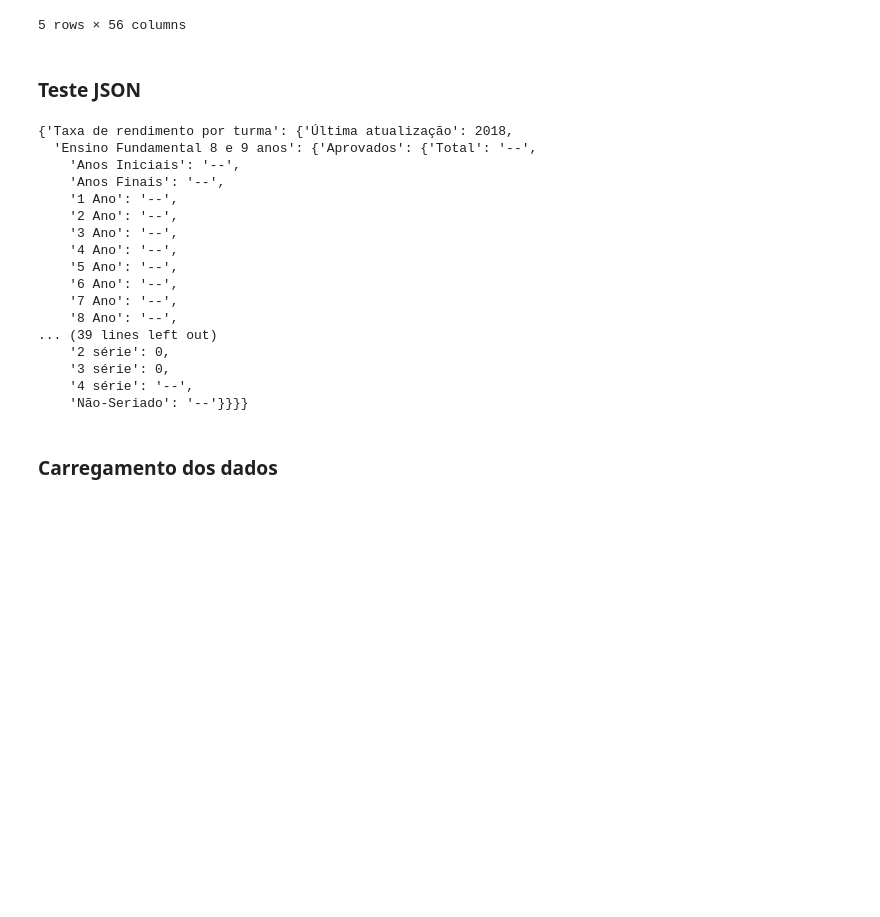
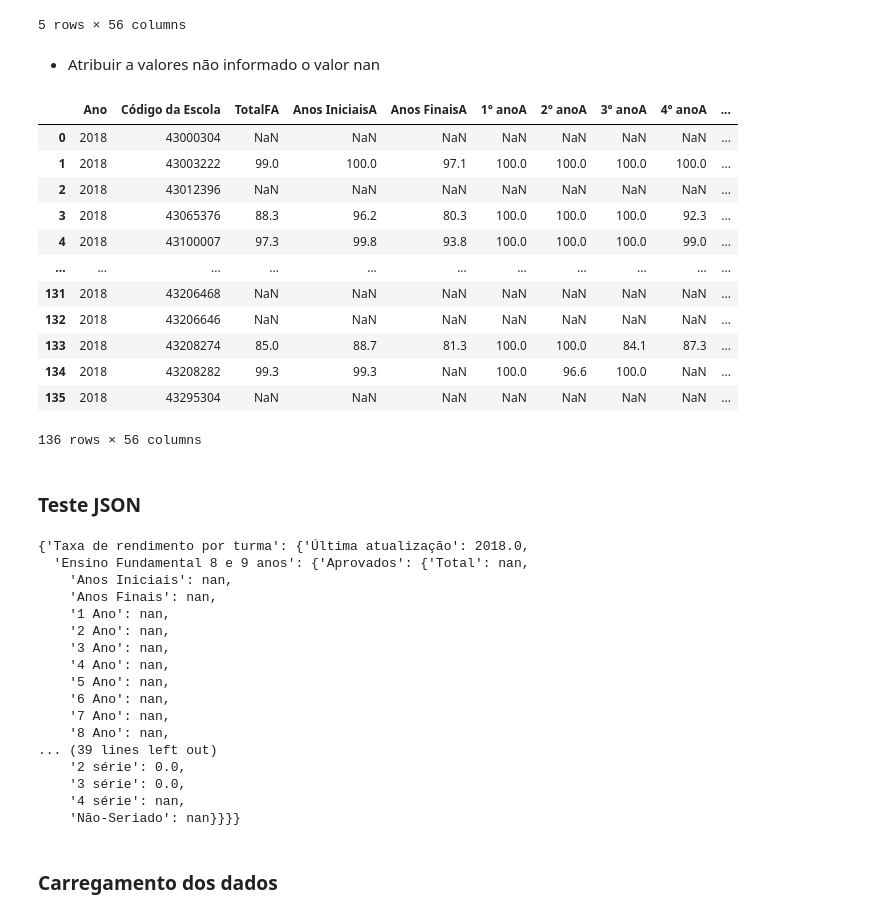
Before and after one commit to MBrugnaroto/UFPEL-School-Data-Collection-Pelotas, a Jupyter notebook: Scripts/INEP/ETLTaxaRendimento.ipynb, the cells around one changed output. Saved outputs shown, nothing was run; the diff lists cells and outputs as text; code cells hidden in the pictures; blank space fills up the shorter version.

```diff
--- a/Scripts/INEP/ETLTaxaRendimento.ipynb
+++ b/Scripts/INEP/ETLTaxaRendimento.ipynb
@@ -212,6 +212,26 @@ yieldRate_Pelotas.head()
 | 3 | 2018 | 43065376 | 88.3 | 96.2 | 80.3 | 100 | 100 | 100 | 92.3 | ... |
 | 4 | 2018 | 43100007 | 97.3 | 99.8 | 93.8 | 100 | 100 | 100 | 99 | ... |
 5 rows × 56 columns
+# %% [markdown]
+* Atribuir a valores não informado o valor nan
+# %%
+yieldRate_Pelotas = yieldRate_Pelotas.replace(regex=['--'], value = np.nan)
+# %%
+yieldRate_Pelotas
+# %% [output]
+|  | Ano | Código da Escola | TotalFA | Anos IniciaisA | Anos FinaisA | 1° anoA | 2° anoA | 3° anoA | 4° anoA | ... |
+| 0 | 2018 | 43000304 | NaN | NaN | NaN | NaN | NaN | NaN | NaN | ... |
+| 1 | 2018 | 43003222 | 99.0 | 100.0 | 97.1 | 100.0 | 100.0 | 100.0 | 100.0 | ... |
+| 2 | 2018 | 43012396 | NaN | NaN | NaN | NaN | NaN | NaN | NaN | ... |
+| 3 | 2018 | 43065376 | 88.3 | 96.2 | 80.3 | 100.0 | 100.0 | 100.0 | 92.3 | ... |
+| 4 | 2018 | 43100007 | 97.3 | 99.8 | 93.8 | 100.0 | 100.0 | 100.0 | 99.0 | ... |
+| ... | ... | ... | ... | ... | ... | ... | ... | ... | ... | ... |
+| 131 | 2018 | 43206468 | NaN | NaN | NaN | NaN | NaN | NaN | NaN | ... |
+| 132 | 2018 | 43206646 | NaN | NaN | NaN | NaN | NaN | NaN | NaN | ... |
+| 133 | 2018 | 43208274 | 85.0 | 88.7 | 81.3 | 100.0 | 100.0 | 84.1 | 87.3 | ... |
+| 134 | 2018 | 43208282 | 99.3 | 99.3 | NaN | 100.0 | 96.6 | 100.0 | NaN | ... |
+| 135 | 2018 | 43295304 | NaN | NaN | NaN | NaN | NaN | NaN | NaN | ... |
+136 rows × 56 columns
 # %% [markdown]
 ### Teste JSON
 # %%
@@ -219,23 +239,23 @@ rowData = yieldRate_Pelotas.iloc[ 0 , : ]
 # %%
 JSONstructure(rowData)
 # %% [output]
-{'Taxa de rendimento por turma': {'Última atualização': 2018,
-  'Ensino Fundamental 8 e 9 anos': {'Aprovados': {'Total': '--',
-    'Anos Iniciais': '--',
-    'Anos Finais': '--',
-    '1 Ano': '--',
-    '2 Ano': '--',
-    '3 Ano': '--',
-    '4 Ano': '--',
-    '5 Ano': '--',
-    '6 Ano': '--',
-    '7 Ano': '--',
-    '8 Ano': '--',
+{'Taxa de rendimento por turma': {'Última atualização': 2018.0,
+  'Ensino Fundamental 8 e 9 anos': {'Aprovados': {'Total': nan,
+    'Anos Iniciais': nan,
+    'Anos Finais': nan,
+    '1 Ano': nan,
+    '2 Ano': nan,
+    '3 Ano': nan,
+    '4 Ano': nan,
+    '5 Ano': nan,
+    '6 Ano': nan,
+    '7 Ano': nan,
+    '8 Ano': nan,
 ... (39 lines left out)
-    '2 série': 0,
-    '3 série': 0,
-    '4 série': '--',
-    'Não-Seriado': '--'}}}}
+    '2 série': 0.0,
+    '3 série': 0.0,
+    '4 série': nan,
+    'Não-Seriado': nan}}}}
 # %% [markdown]
 ### Carregamento dos dados
 # %% [markdown]
```
Also changed, not shown: parts of 3 cells of this notebook, 11 other files.
